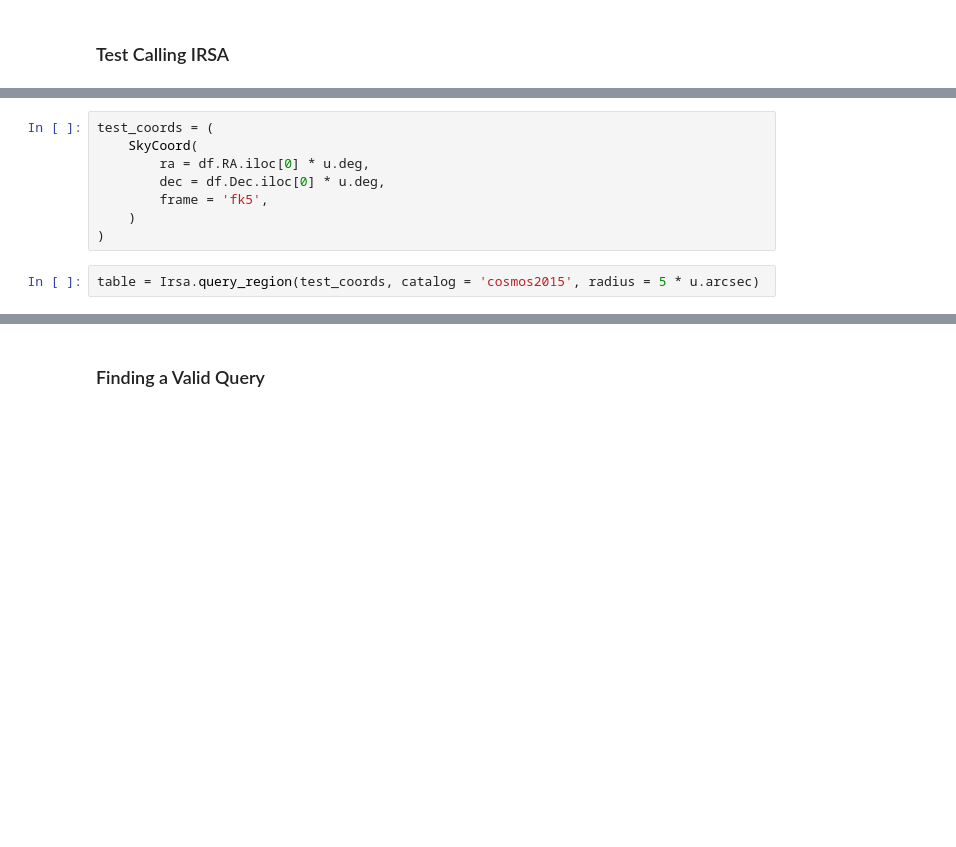
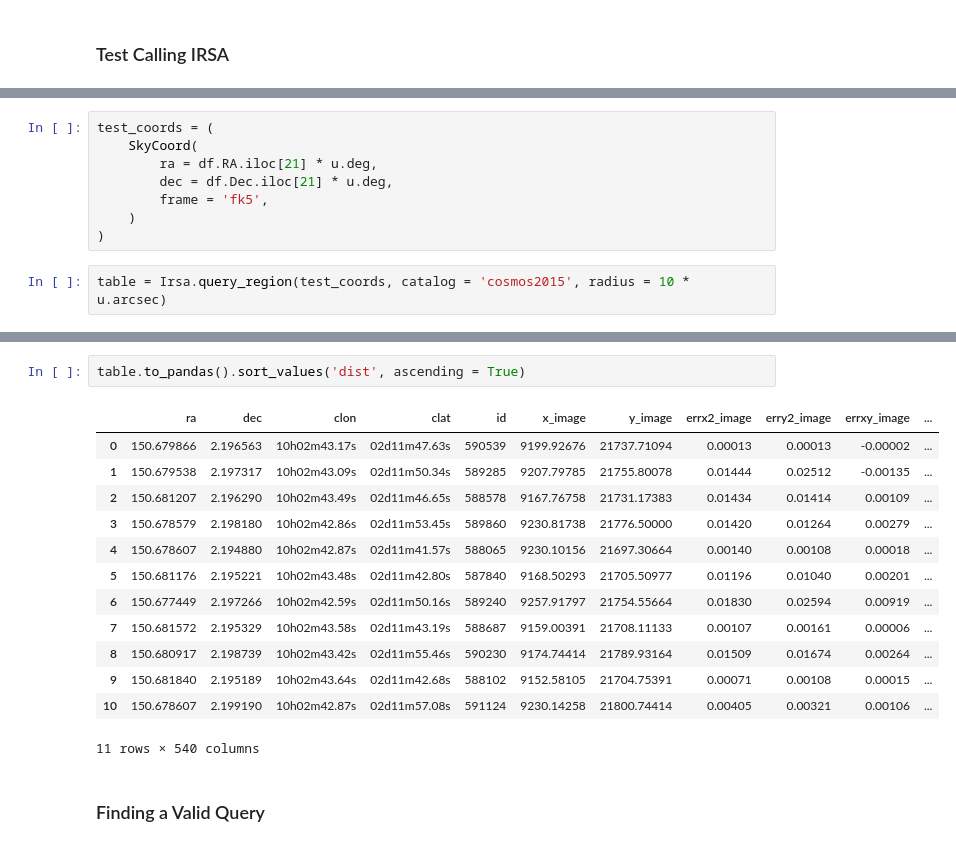
Before and after one commit to AstroORyan/mergers-in-cosmos, a Jupyter notebook: notebooks/misc/table-for-matching.ipynb, the cells around one changed output, grey strips where cells are left out. Saved outputs shown, nothing was run; the diff lists cells and outputs as text; blank space fills up the shorter version.

```diff
--- a/notebooks/misc/table-for-matching.ipynb
+++ b/notebooks/misc/table-for-matching.ipynb
@@ -19,10 +27,10 @@ Catalogue keyword = cosmos2015
 # %%
 test_coords = (
     SkyCoord(
-        ra = df.RA.iloc[0] * u.deg,
-        dec = df.Dec.iloc[0] * u.deg,
+        ra = df.RA.iloc[21] * u.deg,
+        dec = df.Dec.iloc[21] * u.deg,
         frame = 'fk5',
     )
 )
 # %%
-table = Irsa.query_region(test_coords, catalog = 'cosmos2015', radius = 5 * u.arcsec)
+table = Irsa.query_region(test_coords, catalog = 'cosmos2015', radius = 10 * u.arcsec)
@@ -31,3 +37,19 @@ WARNING: NoResultsWarning: Query returned no results, so the table will be empty
+# %%
+table.to_pandas().sort_values('dist', ascending = True)
+# %% [output]
+|  | ra | dec | clon | clat | id | x_image | y_image | errx2_image | erry2_image | errxy_image | ... |
+| 0 | 150.679866 | 2.196563 | 10h02m43.17s | 02d11m47.63s | 590539 | 9199.92676 | 21737.71094 | 0.00013 | 0.00013 | -0.00002 | ... |
+| 1 | 150.679538 | 2.197317 | 10h02m43.09s | 02d11m50.34s | 589285 | 9207.79785 | 21755.80078 | 0.01444 | 0.02512 | -0.00135 | ... |
+| 2 | 150.681207 | 2.196290 | 10h02m43.49s | 02d11m46.65s | 588578 | 9167.76758 | 21731.17383 | 0.01434 | 0.01414 | 0.00109 | ... |
+| 3 | 150.678579 | 2.198180 | 10h02m42.86s | 02d11m53.45s | 589860 | 9230.81738 | 21776.50000 | 0.01420 | 0.01264 | 0.00279 | ... |
+| 4 | 150.678607 | 2.194880 | 10h02m42.87s | 02d11m41.57s | 588065 | 9230.10156 | 21697.30664 | 0.00140 | 0.00108 | 0.00018 | ... |
+| 5 | 150.681176 | 2.195221 | 10h02m43.48s | 02d11m42.80s | 587840 | 9168.50293 | 21705.50977 | 0.01196 | 0.01040 | 0.00201 | ... |
+| 6 | 150.677449 | 2.197266 | 10h02m42.59s | 02d11m50.16s | 589240 | 9257.91797 | 21754.55664 | 0.01830 | 0.02594 | 0.00919 | ... |
+| 7 | 150.681572 | 2.195329 | 10h02m43.58s | 02d11m43.19s | 588687 | 9159.00391 | 21708.11133 | 0.00107 | 0.00161 | 0.00006 | ... |
+| 8 | 150.680917 | 2.198739 | 10h02m43.42s | 02d11m55.46s | 590230 | 9174.74414 | 21789.93164 | 0.01509 | 0.01674 | 0.00264 | ... |
+| 9 | 150.681840 | 2.195189 | 10h02m43.64s | 02d11m42.68s | 588102 | 9152.58105 | 21704.75391 | 0.00071 | 0.00108 | 0.00015 | ... |
+| 10 | 150.678607 | 2.199190 | 10h02m42.87s | 02d11m57.08s | 591124 | 9230.14258 | 21800.74414 | 0.00405 | 0.00321 | 0.00106 | ... |
+11 rows × 540 columns
 # %% [markdown]
 ### Finding a Valid Query
 # %%
```
Also changed, not shown: parts of 16 cells of this notebook, 2 other files.
